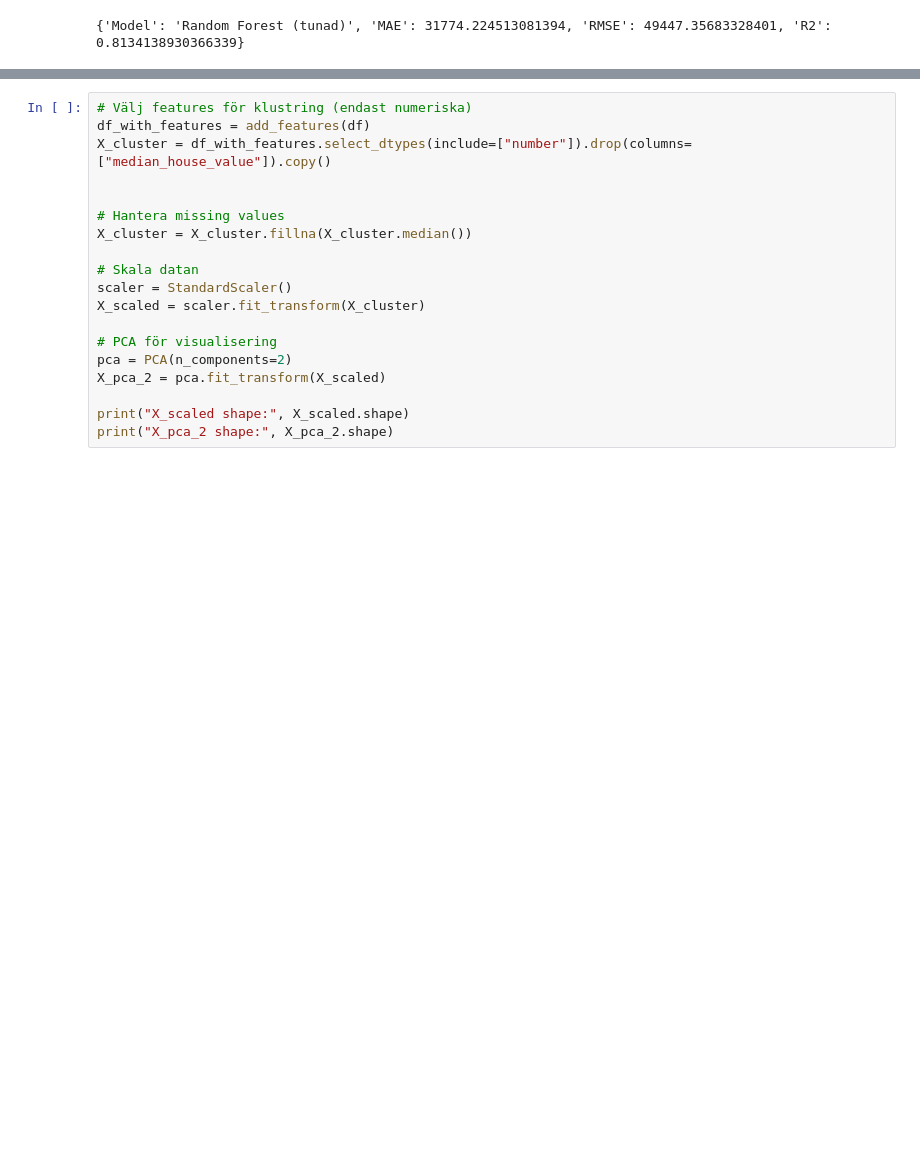
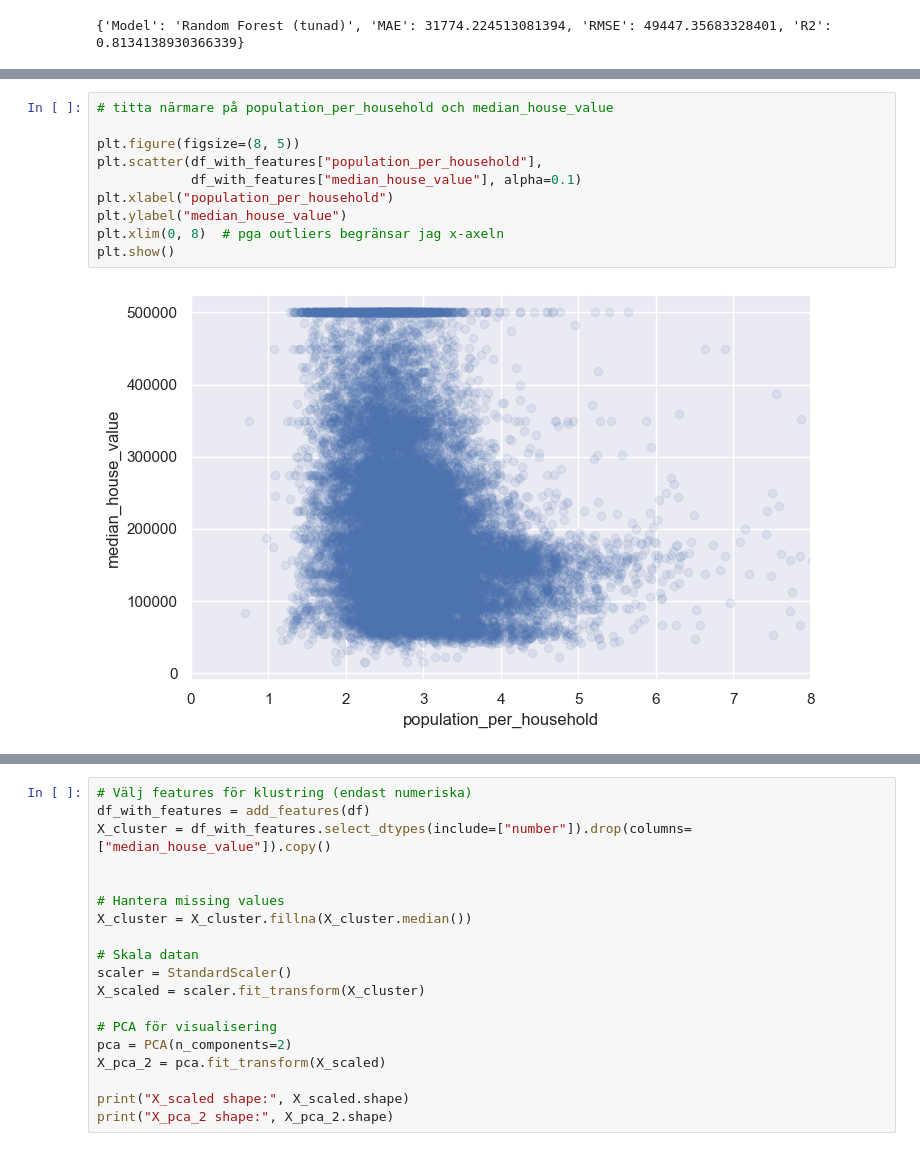
Before and after one commit to EliWei/ML_Uppgift1_Regression, a Jupyter notebook: ML_Regression.ipynb, the cells around one changed output, grey strips where cells are left out. Cells and saved outputs as stored; diff of their text form; blank space fills up the shorter version.

```diff
--- a/ML_Regression.ipynb
+++ b/ML_Regression.ipynb
@@ -450,0 +493,12 @@ Om man jämför hur modellen fungerade på testdatan mot träningsdatan, så ser
+# %%
+# titta närmare på population_per_household och median_house_value
+
+plt.figure(figsize=(8, 5))
+plt.scatter(df_with_features["population_per_household"],
+            df_with_features["median_house_value"], alpha=0.1)
+plt.xlabel("population_per_household")
+plt.ylabel("median_house_value")
+plt.xlim(0, 8)  # pga outliers begränsar jag x-axeln
+plt.show()
+# %% [output]
+[figure, added]
```
Also changed, not shown: parts of 14 cells of this notebook.
